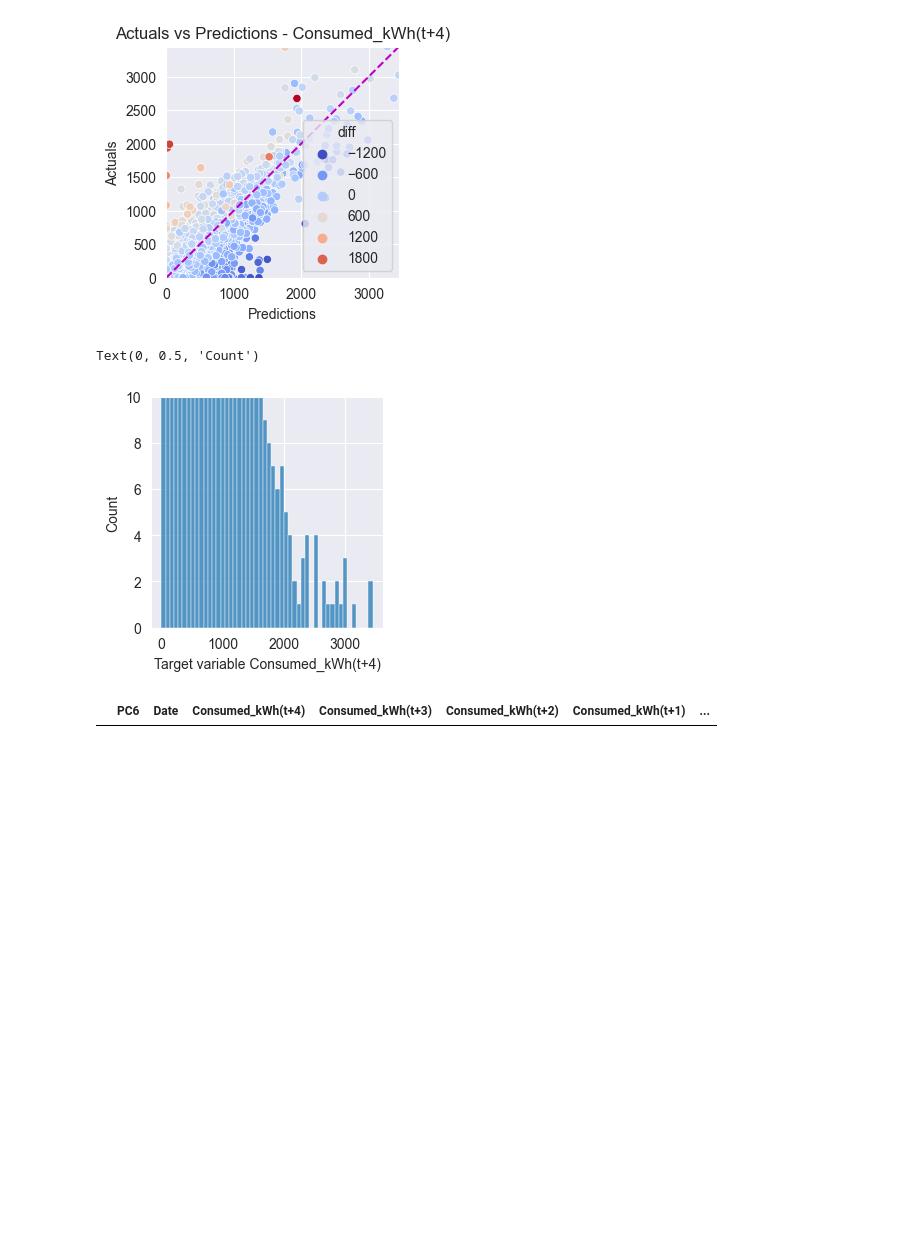
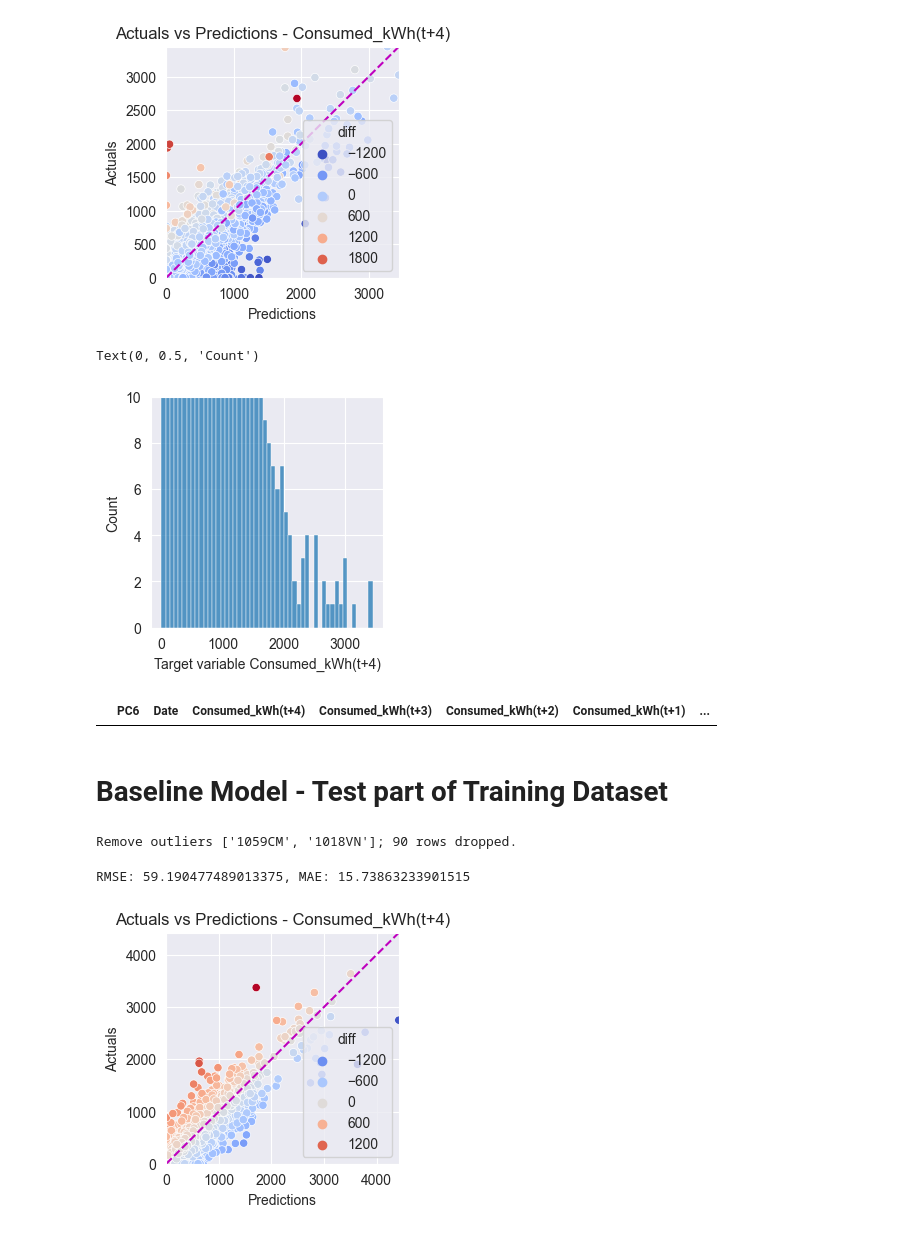
Before and after one commit to VenturaBleak/SmartService, a Jupyter notebook: baseline_inference.ipynb, the cells around one changed output. Saved outputs shown, nothing was run; the diff lists cells and outputs as text; code cells hidden in the pictures; blank space fills up the shorter version.

```diff
--- a/baseline_inference.ipynb
+++ b/baseline_inference.ipynb
@@ -187,3 +191,83 @@ df = df[df[f"{TARGET_COLUMN}(t+{FORECAST_HORIZON})"] > 3500]
 df
 # %% [output]
 |  | PC6 | Date | Consumed_kWh(t+4) | Consumed_kWh(t+3) | Consumed_kWh(t+2) | Consumed_kWh(t+1) | ... |
+# %% [markdown]
+<h1>Baseline Model - Test part of Training Dataset</h1>
+# %%
+import pandas as pd
+
+pd.set_option('display.max_columns', None)
+# open csv file as dataframe
+df = pd.read_csv("final_data_cleaned_processed_train.csv")
+
+df.head()
+# drop rows where "PC6" == 1059CM or 1018VN (outliers in target variable)
+outlier_PC6 = ["1059CM", "1018VN"]
+original_num_rows = len(df)
+df = df[~df['PC6'].isin(outlier_PC6)]
+dropped_rows = original_num_rows - len(df)
+print(f"Remove outliers {outlier_PC6}; {dropped_rows} rows dropped.")
+# %% [output]
+Remove outliers ['1059CM', '1018VN']; 90 rows dropped.
+# %%
+# filter to only keep dates later than 2022-11-01
+df = df[df['Date'] > '2022-11-01']
+# %%
+# calculate RMSE between predicted (t-0) and actual values (t+{FORECAST_HORIZON) of target column
+from sklearn.metrics import mean_squared_error, mean_absolute_error
+from math import sqrt
+
+TARGET_COLUMN = 'Consumed_kWh'
+# TARGET_COLUMN = 'Blocked_kWh'
+FORECAST_HORIZON = 4
+
+# calculate absoulte difference between predicted and actual values
+df['diff'] = df[f"{TARGET_COLUMN}(t+{FORECAST_HORIZON})"] - df[f"{TARGET_COLUMN}(t-0)"]
+
+# calculate RMSE
+rmse = sqrt(mean_squared_error(df[f"{TARGET_COLUMN}(t+{FORECAST_HORIZON})"], df[f"{TARGET_COLUMN}(t-0)"]))
+
+# calculate MAE
+mae = mean_absolute_error(df[f"{TARGET_COLUMN}(t+{FORECAST_HORIZON})"], df[f"{TARGET_COLUMN}(t-0)"])
+
+print(f"RMSE: {rmse}, MAE: {mae}")
+import matplotlib.pyplot as plt
+import seaborn as sns
+import numpy as np
+import os
+
+# Make sure that all values are float type.
+df['diff'] = df['diff'].astype(float)
+df[f"{TARGET_COLUMN}(t+{FORECAST_HORIZON})"] = df[f"{TARGET_COLUMN}(t+{FORECAST_HORIZON})"].astype(float)
+df[f"{TARGET_COLUMN}(t-0)"] = df[f"{TARGET_COLUMN}(t-0)"].astype(float)
+
+# Calculate absolute differences
+df['abs_diff'] = df['diff'].abs()
+
+# Calculate min and max values across both predictions and actuals to unify axes
+max_val = np.max([df[f"{TARGET_COLUMN}(t+{FORECAST_HORIZON})"].max(), df[f"{TARGET_COLUMN}(t-0)"].max()])
+min_val = np.min([df[f"{TARGET_COLUMN}(t+{FORECAST_HORIZON})"].min(), df[f"{TARGET_COLUMN}(t-0)"].min()])
+
+# Plot the scatterplot
+plt.figure(figsize=(3, 3))
+sns.scatterplot(data=df, x=f"{TARGET_COLUMN}(t-0)", y=f"{TARGET_COLUMN}(t+{FORECAST_HORIZON})", hue='diff',
+                palette='coolwarm', legend='brief', sizes=(20, 200))
+
+# Add a 45 degree line
+plt.plot([min_val, max_val], [min_val, max_val], 'm--')
+
+# Set the axes limits
+plt.xlim(min_val, max_val)
+plt.ylim(min_val, max_val)
+
+# Add labels
+plt.xlabel('Predictions')
+plt.ylabel('Actuals')
+
+plt.title(f'Actuals vs Predictions - {TARGET_COLUMN}(t+{FORECAST_HORIZON})')
+plt.grid(True)
+
+plt.show()
+# %% [output]
+RMSE: 59.190477489013375, MAE: 15.73863233901515
+[figure, added]
```
Also changed, not shown: parts of 15 cells of this notebook, 4 other files.
